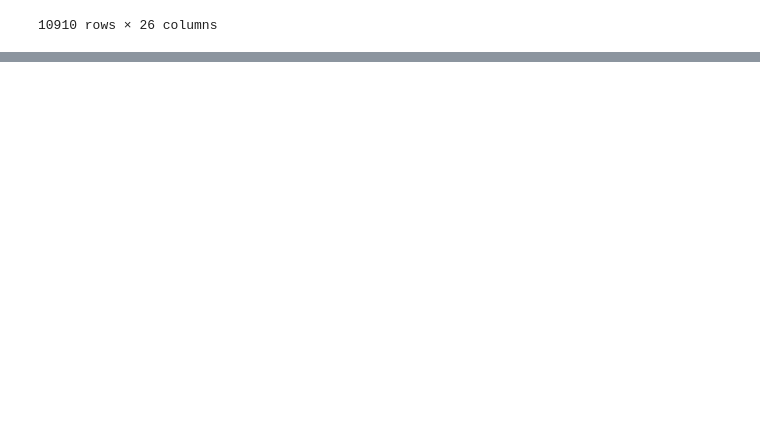
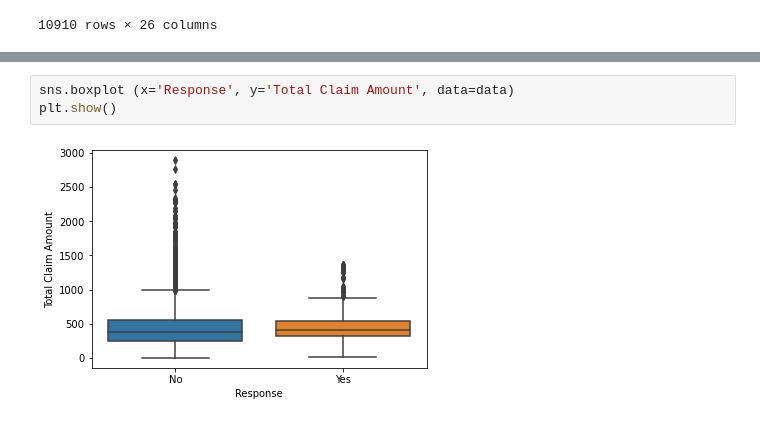
Before and after one commit to RheineB/lab-customer-analysis-round-2, a Jupyter notebook: Customer_Analysis.ipynb, the cells around one changed output, grey strips where cells are left out. Cells and saved outputs as stored; diff of their text form; blank space fills up the shorter version.

```diff
--- a/Customer_Analysis.ipynb
+++ b/Customer_Analysis.ipynb
@@ -111,0 +169,5 @@ data
+# %%
+sns.boxplot (x='Response', y='Total Claim Amount', data=data)
+plt.show()
+# %% [output]
+[figure, added]
```
Also changed, not shown: parts of 8 cells of this notebook.
